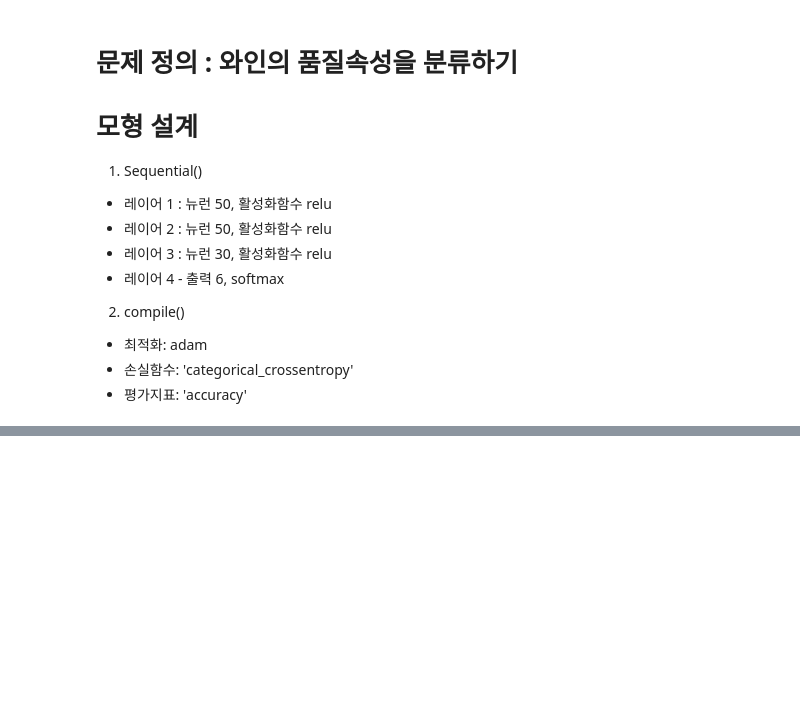
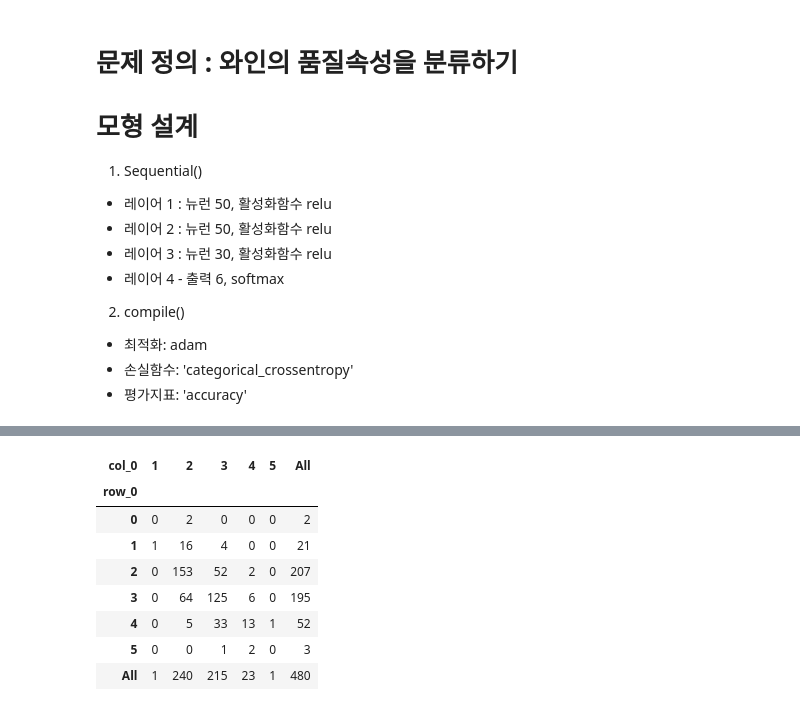
Before and after one commit to yleessam/2501_dl_env_colab, a Jupyter notebook: 4_와인품질분류.ipynb, the cells around one changed output, grey strips where cells are left out. Drawn from its saved outputs; the diff is of its cells as text; code cells hidden in the pictures; blank space fills up the shorter version.

```diff
--- a/4_와인품질분류.ipynb
+++ b/4_와인품질분류.ipynb
@@ -58,3 +58,4 @@ model
 # %%
 #모델 설정 - 컴파일
-model.compile()
+model.compile(optimizer='adam', loss='categorical_crossentropy', metrics=['accuracy'])
+model
@@ -61,3 +66,3 @@ model.compile()
 # %%
 #모델 훈련
-model.fit()
+model.fit( train_X, train_y, epochs=200, batch_size=50, verbose=1)
@@ -63,0 +90,5 @@ model.fit()
+# %%
+import numpy as np
+
+pred = np.argmax(model.predict( test_X ), axis=1)
+pred
@@ -63,0 +136,12 @@ model.fit()
+# %%
+pd.crosstab(np.argmax(test_y, axis=1), pred, margins=True)
+# %% [output]
+| col_0 | 1 | 2 | 3 | 4 | 5 | All |
+| row_0 |  |  |  |  |  |  |
+| 0 | 0 | 2 | 0 | 0 | 0 | 2 |
+| 1 | 1 | 16 | 4 | 0 | 0 | 21 |
+| 2 | 0 | 153 | 52 | 2 | 0 | 207 |
+| 3 | 0 | 64 | 125 | 6 | 0 | 195 |
+| 4 | 0 | 5 | 33 | 13 | 1 | 52 |
+| 5 | 0 | 0 | 1 | 2 | 0 | 3 |
+| All | 1 | 240 | 215 | 23 | 1 | 480 |
```
Also changed, not shown: parts of 10 cells of this notebook.
